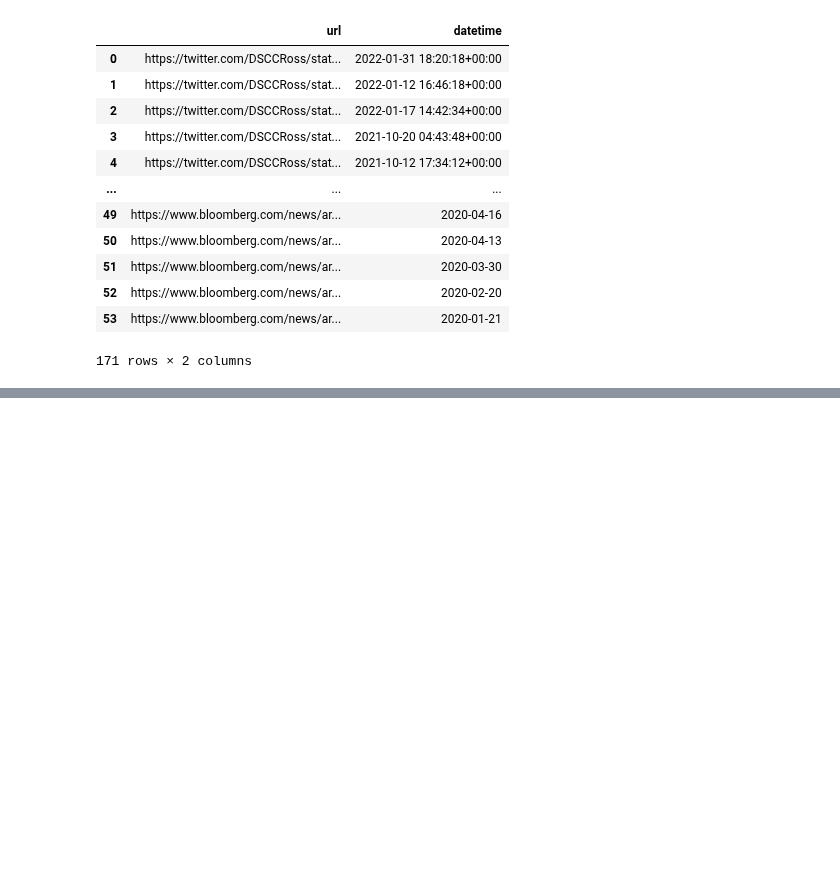
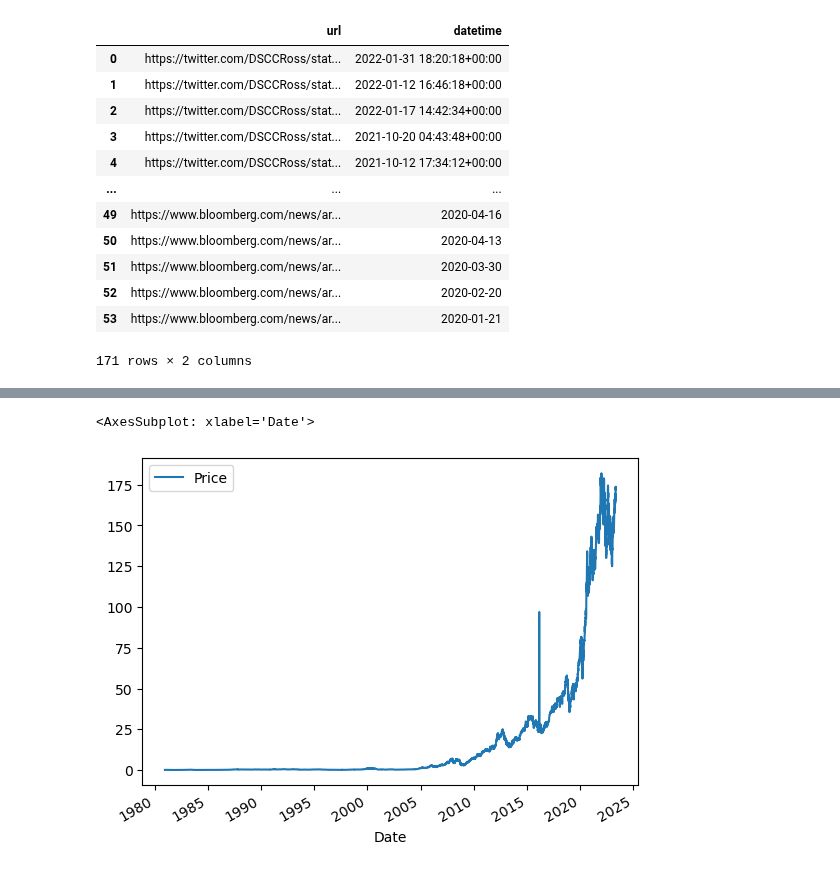
Before and after one commit to lkno0705/IndustrialApplicationsofAI, a Jupyter notebook: tertiary-sector/practical/Apple_leaks.ipynb, the cells around one changed output, grey strips where cells are left out. Cells and saved outputs as stored; diff of their text form; code cells hidden in the pictures; blank space fills up the shorter version.

```diff
--- a/tertiary-sector/practical/Apple_leaks.ipynb
+++ b/tertiary-sector/practical/Apple_leaks.ipynb
@@ -181,0 +219,6 @@ b'<!DOCTYPE html>\n<html dir="ltr" lang="en">\n<head>\n<meta charset="utf-8" />\
+# %%
+stocks_df = pd.read_csv("datasets/APPLE_STOCK_Final.csv")
+stocks_df.Date = pd.to_datetime(stocks_df.Date)
+stocks_df.set_index(stocks_df.Date, inplace=True, drop=True)
+stocks_df.drop(columns='Date', inplace=True)
+stocks_df
@@ -181,0 +240,5 @@ b'<!DOCTYPE html>\n<html dir="ltr" lang="en">\n<head>\n<meta charset="utf-8" />\
+# %%
+stocks_df.plot(y='Price')
+# %% [output]
+<AxesSubplot: xlabel='Date'>
+[figure, added]
```
Also changed, not shown: parts of 26 cells of this notebook.
